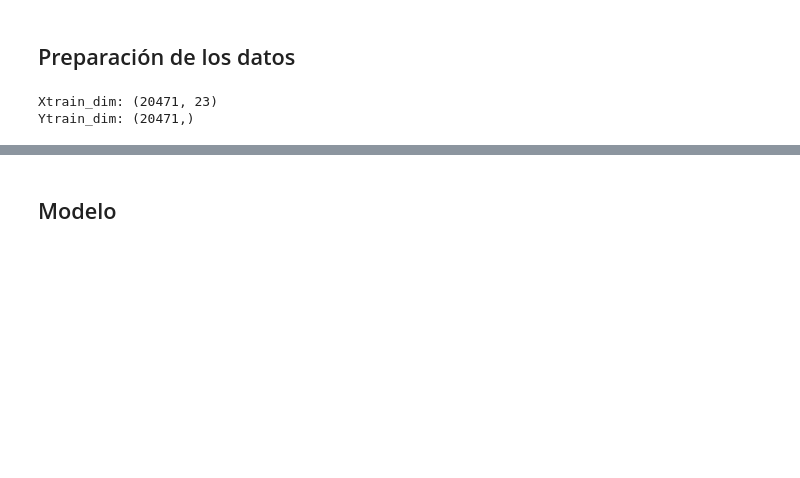
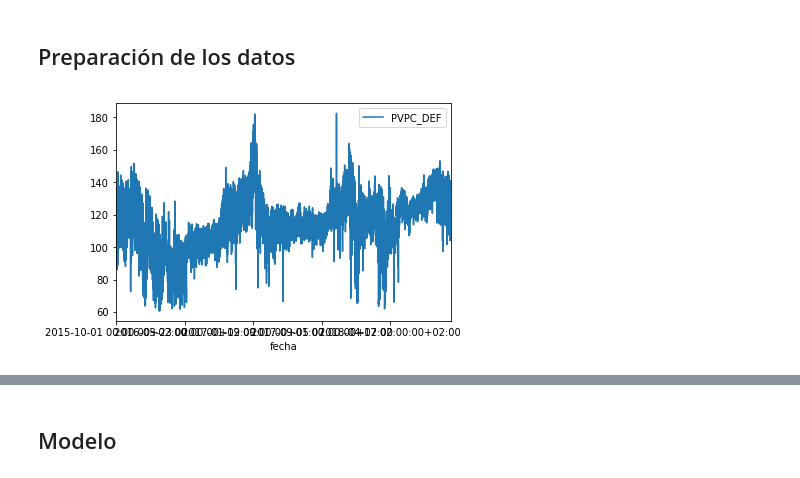
Before and after one commit to davidcerezal/energy-price-predictor, a Jupyter notebook: modelos/Arima.ipynb, the cells around one changed output, grey strips where cells are left out. Saved outputs shown, nothing was run; the diff lists cells and outputs as text; code cells hidden in the pictures; blank space fills up the shorter version.

Commit message:
Modelos changes

```diff
--- a/modelos/Arima.ipynb
+++ b/modelos/Arima.ipynb
@@ -46,20 +41,15 @@ ________________________________________________________________________________
 # %% [markdown]
 ## Preparación de los datos
-# %%
-x_data = esios_controller.get_data_real_time()
-y_data = esios_controller.get_target_data()
-
-# Split the data
-x_train, x_valid, y_train, y_valid = train_test_split(x_data, y_data, test_size=0.33, shuffle=True)
-
-#Reshape for the LSTM
-x_train = x_train.to_numpy()
-x_valid = x_valid.to_numpy()
-y_train = y_train.to_numpy()
-y_valid = y_valid.to_numpy()
-
-print('Xtrain_dim:', x_train.shape)
-print('Ytrain_dim:', y_train.shape)
-# %% [output]
-Xtrain_dim: (20471, 23)
-Ytrain_dim: (20471,)
+# %%
+from matplotlib import pyplot
+from sklearn.model_selection import train_test_split
+
+data = data_consumo[['fecha', 'PVPC_DEF']]
+data = data.set_index('fecha')
+
+train, test = train_test_split(data, test_size=0.2, random_state=0, shuffle=False)
+
+train.plot()
+pyplot.show()
+# %% [output]
+[figure, added]
```
Also changed, not shown: parts of 11 cells of this notebook, 2 other files.
